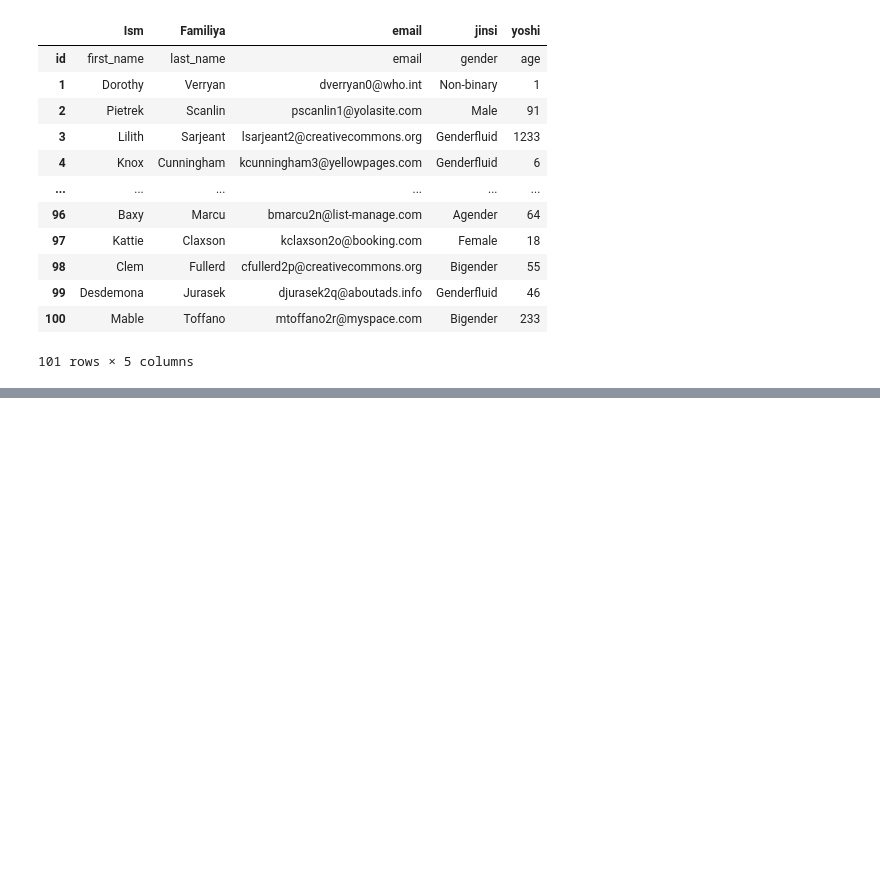
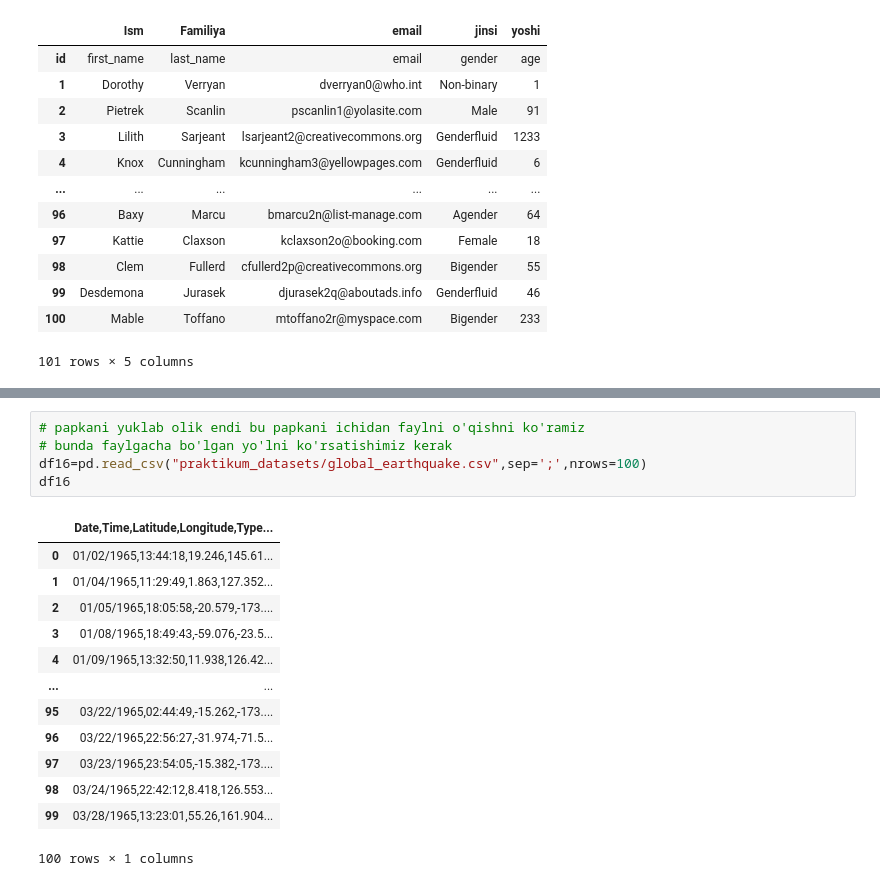
Before and after one commit to MUHAMMADALIBOBOKHON2003/mening_darslarim, a Jupyter notebook: 3_modul_kirish.ipynb, the cells around one changed output, grey strips where cells are left out. Cells and saved outputs as stored; diff of their text form; blank space fills up the shorter version.

```diff
--- a/3_modul_kirish.ipynb
+++ b/3_modul_kirish.ipynb
@@ -224,0 +258,19 @@ KeyError: ignored
+# %%
+# papkani yuklab olik endi bu papkani ichidan faylni o'qishni ko'ramiz
+# bunda faylgacha bo'lgan yo'lni ko'rsatishimiz kerak
+df16=pd.read_csv("praktikum_datasets/global_earthquake.csv",sep=';',nrows=100)
+df16
+# %% [output]
+|  | Date,Time,Latitude,Longitude,Type... |
+| 0 | 01/02/1965,13:44:18,19.246,145.61... |
+| 1 | 01/04/1965,11:29:49,1.863,127.352... |
+| 2 | 01/05/1965,18:05:58,-20.579,-173.... |
+| 3 | 01/08/1965,18:49:43,-59.076,-23.5... |
+| 4 | 01/09/1965,13:32:50,11.938,126.42... |
+| ... | ... |
+| 95 | 03/22/1965,02:44:49,-15.262,-173.... |
+| 96 | 03/22/1965,22:56:27,-31.974,-71.5... |
+| 97 | 03/23/1965,23:54:05,-15.382,-173.... |
+| 98 | 03/24/1965,22:42:12,8.418,126.553... |
+| 99 | 03/28/1965,13:23:01,55.26,161.904... |
+100 rows × 1 columns
```
Also changed, not shown: parts of 10 cells of this notebook.
